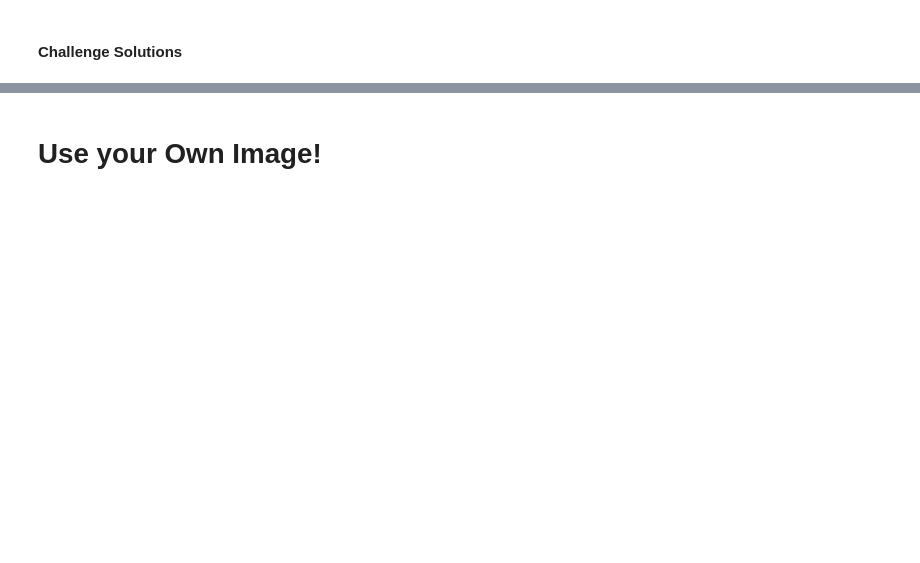
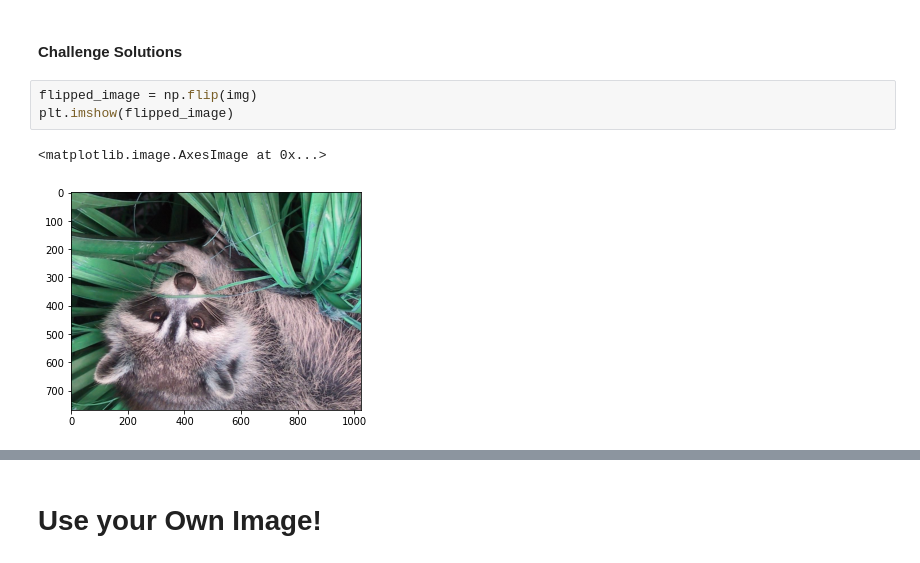
Before and after one commit to tomweinandy/100DaysOfCode, a Jupyter notebook: Projects/Day076/Computation_with_NumPy_and_N_Dimensional_Arrays.ipynb, the cells around one changed output, grey strips where cells are left out. Saved outputs shown, nothing was run; the diff lists cells and outputs as text; blank space fills up the shorter version.

```diff
--- a/Projects/Day076/Computation_with_NumPy_and_N_Dimensional_Arrays.ipynb
+++ b/Projects/Day076/Computation_with_NumPy_and_N_Dimensional_Arrays.ipynb
@@ -257,3 +325,9 @@ grey_vals = np.array([0.2126, 0.7152, 0.0722])
 <img src=https://i.imgur.com/cfFbuex.png>
 # %% [markdown]
 #### Challenge Solutions
+# %%
+flipped_image = np.flip(img)
+plt.imshow(flipped_image)
+# %% [output]
+<matplotlib.image.AxesImage at 0x...>
+[figure, added]
```
Also changed, not shown: parts of 19 cells of this notebook.
